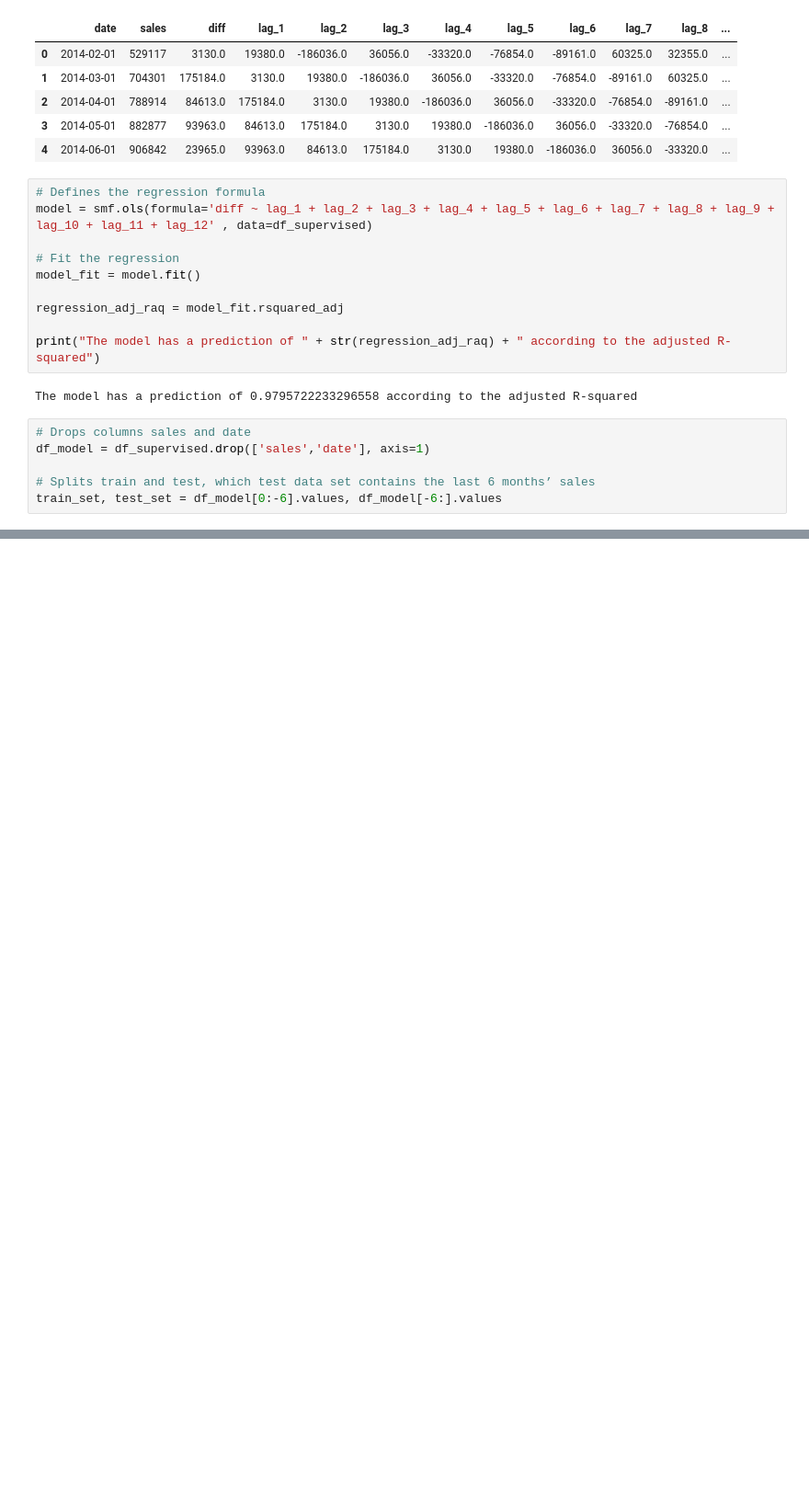
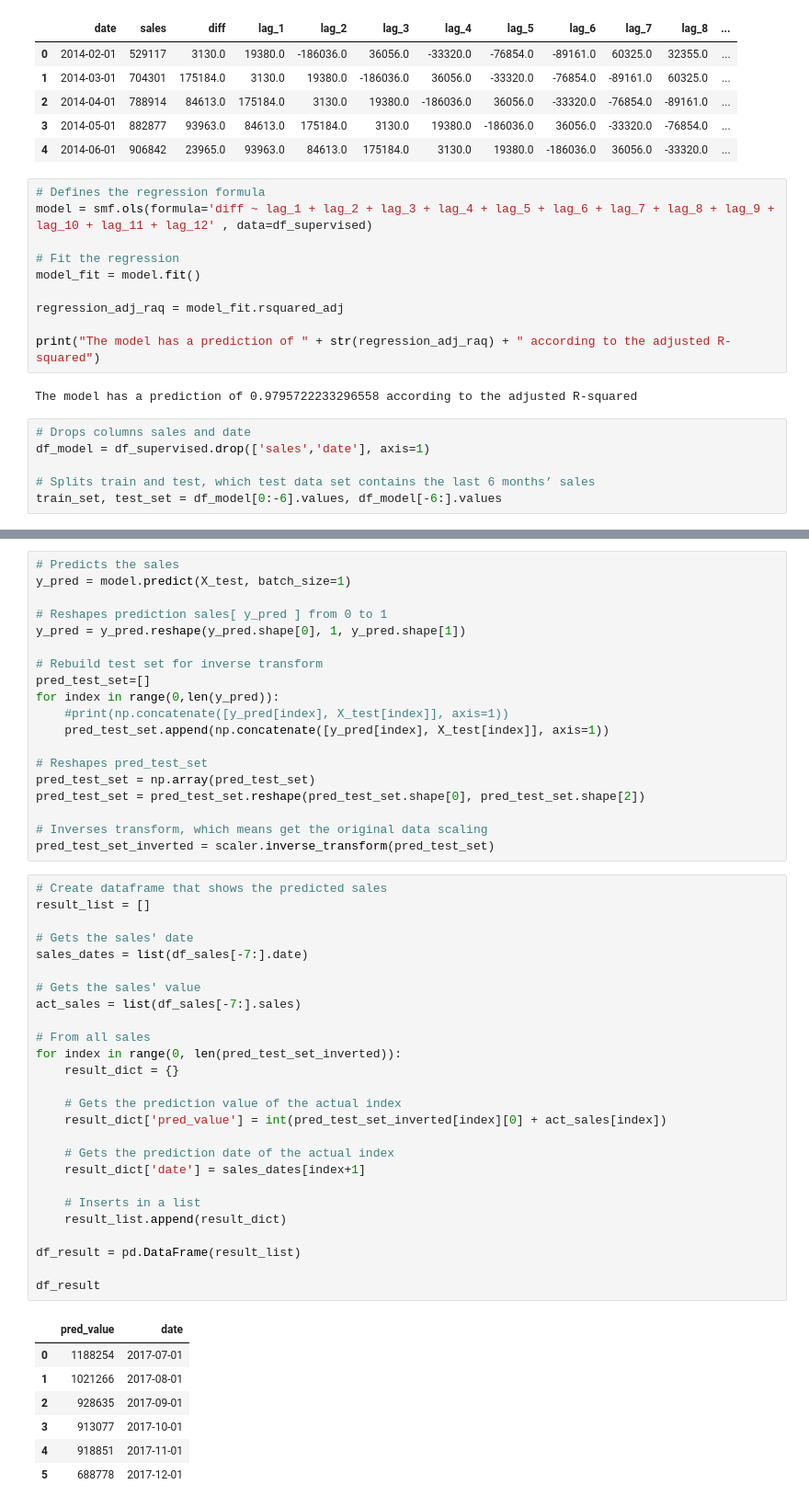
Before and after one commit to rcsjunior1987/AI, a Jupyter notebook: Sales_Prediction/main.ipynb, the cells around one changed output, grey strips where cells are left out. Shown at 92% size. Cells and saved outputs as stored; diff of their text form; blank space fills up the shorter version.

```diff
--- a/Sales_Prediction/main.ipynb
+++ b/Sales_Prediction/main.ipynb
@@ -210,0 +225,53 @@ MinMaxScaler(feature_range=(-1, 1))
+# %%
+# Predicts the sales
+y_pred = model.predict(X_test, batch_size=1)
+
+# Reshapes prediction sales[ y_pred ] from 0 to 1
+y_pred = y_pred.reshape(y_pred.shape[0], 1, y_pred.shape[1])
+
+# Rebuild test set for inverse transform
+pred_test_set=[]
+for index in range(0,len(y_pred)):
+    #print(np.concatenate([y_pred[index], X_test[index]], axis=1))
+    pred_test_set.append(np.concatenate([y_pred[index], X_test[index]], axis=1))
+
+# Reshapes pred_test_set
+pred_test_set = np.array(pred_test_set)
+pred_test_set = pred_test_set.reshape(pred_test_set.shape[0], pred_test_set.shape[2])
+
+# Inverses transform, which means get the original data scaling
+pred_test_set_inverted = scaler.inverse_transform(pred_test_set)
+# %%
+# Create dataframe that shows the predicted sales
+result_list = []
+
+# Gets the sales' date
+sales_dates = list(df_sales[-7:].date)
+
+# Gets the sales' value
+act_sales = list(df_sales[-7:].sales)
+
+# From all sales
+for index in range(0, len(pred_test_set_inverted)):
+    result_dict = {}
+
+    # Gets the prediction value of the actual index
+    result_dict['pred_value'] = int(pred_test_set_inverted[index][0] + act_sales[index])
+
+    # Gets the prediction date of the actual index
+    result_dict['date'] = sales_dates[index+1]
+
+    # Inserts in a list
+    result_list.append(result_dict)
+
+df_result = pd.DataFrame(result_list)
+
+df_result
+# %% [output]
+|  | pred_value | date |
+| 0 | 1188254 | 2017-07-01 |
+| 1 | 1021266 | 2017-08-01 |
+| 2 | 928635 | 2017-09-01 |
+| 3 | 913077 | 2017-10-01 |
+| 4 | 918851 | 2017-11-01 |
+| 5 | 688778 | 2017-12-01 |
```
Also changed, not shown: parts of 8 cells of this notebook.
